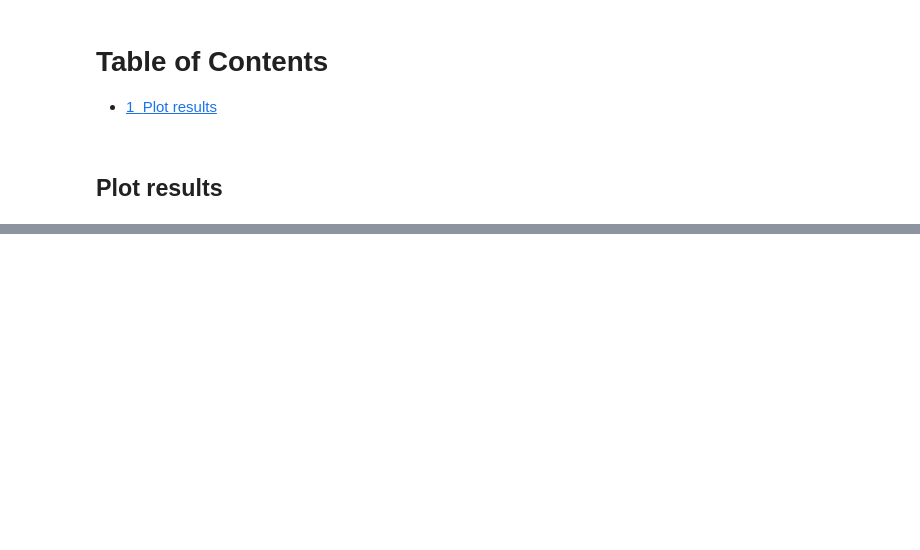
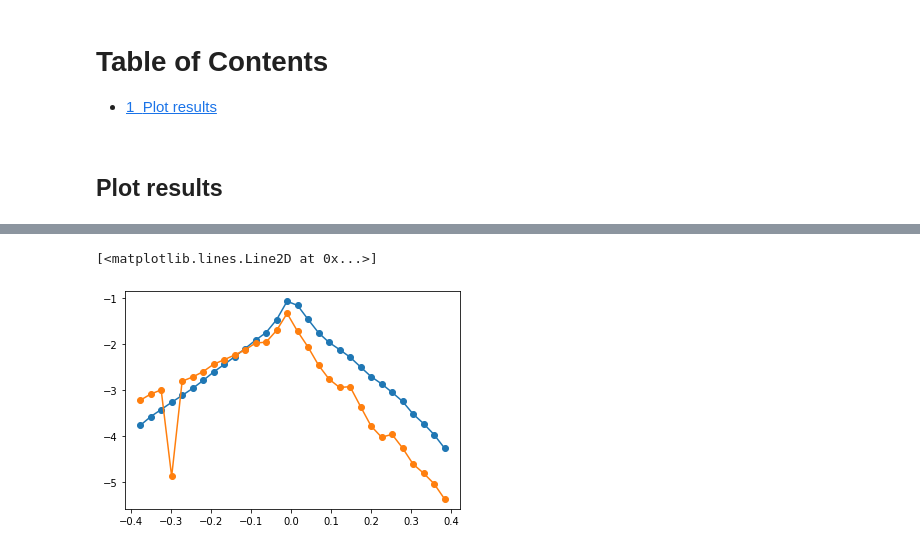
Before and after one commit to danlkv/ising_model, a Jupyter notebook: analysis/Plot and critical exponents.ipynb, the cells around one changed output, grey strips where cells are left out. Cells and saved outputs as stored; diff of their text form; code cells hidden in the pictures; blank space fills up the shorter version.

```diff
--- a/analysis/Plot and critical exponents.ipynb
+++ b/analysis/Plot and critical exponents.ipynb
@@ -85,0 +107,13 @@ plt.grid()
+# %%
+df_h = np.log(np.abs(heat))/np.log(np.abs(red_t))
+df_s = np.log(np.abs(susc))/np.log(np.abs(red_t))
+
+around_tc = np.abs(red_t)<.4
+df_h_crit = df_h[around_tc]
+df_s_crit = df_s[around_tc]
+red_t_crit = red_t[around_tc]
+plt.plot(red_t_crit, df_h_crit, 'o-')
+plt.plot(red_t_crit, df_s_crit, 'o-')
+# %% [output]
+[<matplotlib.lines.Line2D at 0x...>]
+[figure, added]
```
Also changed, not shown: parts of 10 cells of this notebook.
